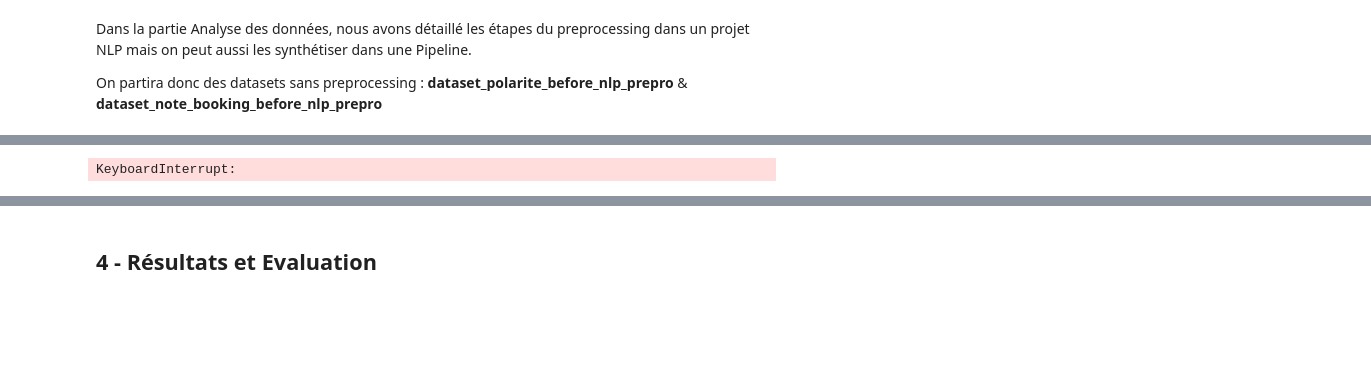
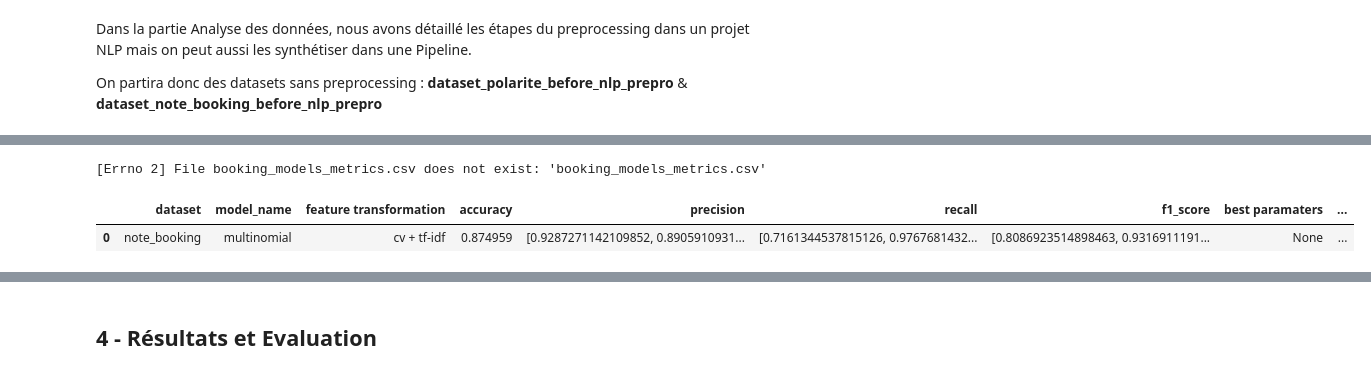
Before and after one commit to ProjetWebScrapingFlaskNLP/ProjetNLP, a Jupyter notebook: projet_nlp_groupe1.ipynb, the cells around one changed output, grey strips where cells are left out. Cells and saved outputs as stored; diff of their text form; code cells hidden in the pictures; blank space fills up the shorter version.

```diff
--- a/projet_nlp_groupe1.ipynb
+++ b/projet_nlp_groupe1.ipynb
@@ -662,22 +660,24 @@ SyntaxError: invalid syntax (<ipython-input-255-47660f87c629>, line 45)
 # %%
 # test with one model + feature transformation Count Vectorizer + tf-idf
 X = dataset_note_booking['review']
 y = dataset_note_booking['polarite']
 X_train, X_test, y_train, y_test = train_test_split(X, y, test_size=0.2, random_state=0)
 
 pipe_tfidf = make_pipeline(CountVectorizer(), TfidfTransformer())
 X_train_tfidf = pipe_tfidf.fit_transform(X_train).toarray()
 
 run_model('note_booking',
           'multinomial',
           'cv + tf-idf',
-          LogisticRegression,
+          MultinomialNB,
           X_train_tfidf,
           y_train,
-          default_params = {'random_state' : 0},
-          grid_search_params = {'penalty' : ['l1', 'l2']})
+          default_params = None,
+          grid_search_params = None)
 # %% [output]
-KeyboardInterrupt:
+[Errno 2] File booking_models_metrics.csv does not exist: 'booking_models_metrics.csv'
+|  | dataset | model_name | feature transformation | accuracy | precision | recall | f1_score | best paramaters | ... |
+| 0 | note_booking | multinomial | cv + tf-idf | 0.874959 | [0.9287271142109852, 0.8905910931... | [0.7161344537815126, 0.9767681432... | [0.8086923514898463, 0.9316911191... | None | ... |
 # %%
 # on récupère tous les modèles et leurs métriques dans le fichier CSV booking_models_metrics.csv
 get_models_results('note_booking', dataset_note_booking)
```
Also changed, not shown: parts of 2 cells of this notebook, 2 other files.
